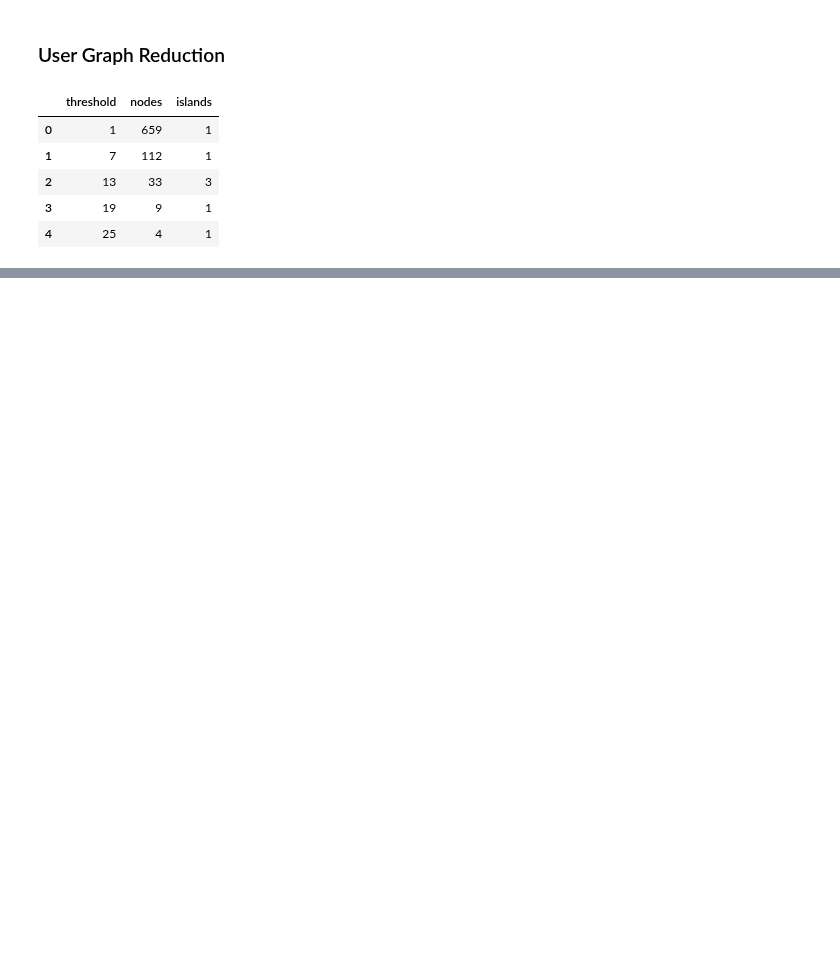
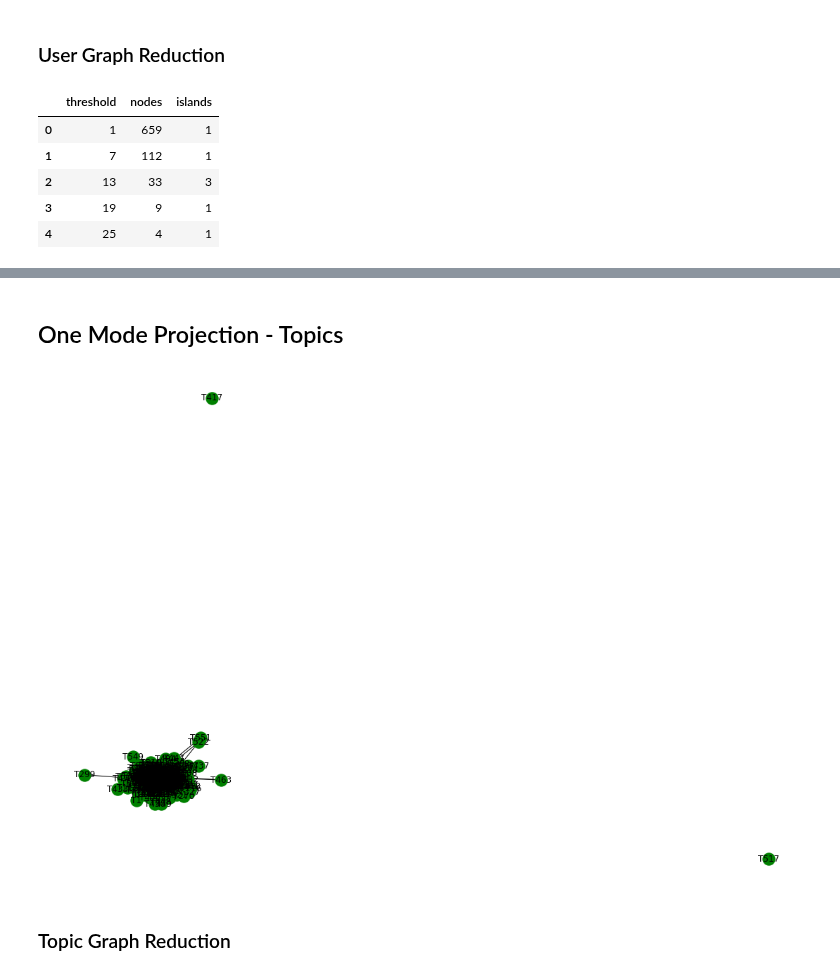
Before and after one commit to dsimband/DATA620_Group3, a Jupyter notebook: Week7_Project2/DATA620_Project2.ipynb, the cells around one changed output, grey strips where cells are left out. Cells and saved outputs as stored; diff of their text form; code cells hidden in the pictures; blank space fills up the shorter version.

```diff
--- a/Week7_Project2/DATA620_Project2.ipynb
+++ b/Week7_Project2/DATA620_Project2.ipynb
@@ -192,0 +199,18 @@ nx.draw(filter_U, pos=pos_U,
+# %% [markdown]
+## One Mode Projection - Topics
+# %%
+# topic subgraph
+plt.figure(figsize = (15,10))
+# project graph
+T = bipartite.weighted_projected_graph(B, topic_nodes)
+
+pos_T = nx.spring_layout(T)
+weights_T = [edata['weight'] for f,t,edata in U.edges(data=True)]
+
+nx.draw(T, pos = pos_T,
+        with_labels=True, node_color='green',
+        font_color='black', font_size=12)
+# %% [output]
+[figure, added]
+# %% [markdown]
+### Topic Graph Reduction
```
Also changed, not shown: parts of 12 cells of this notebook.
